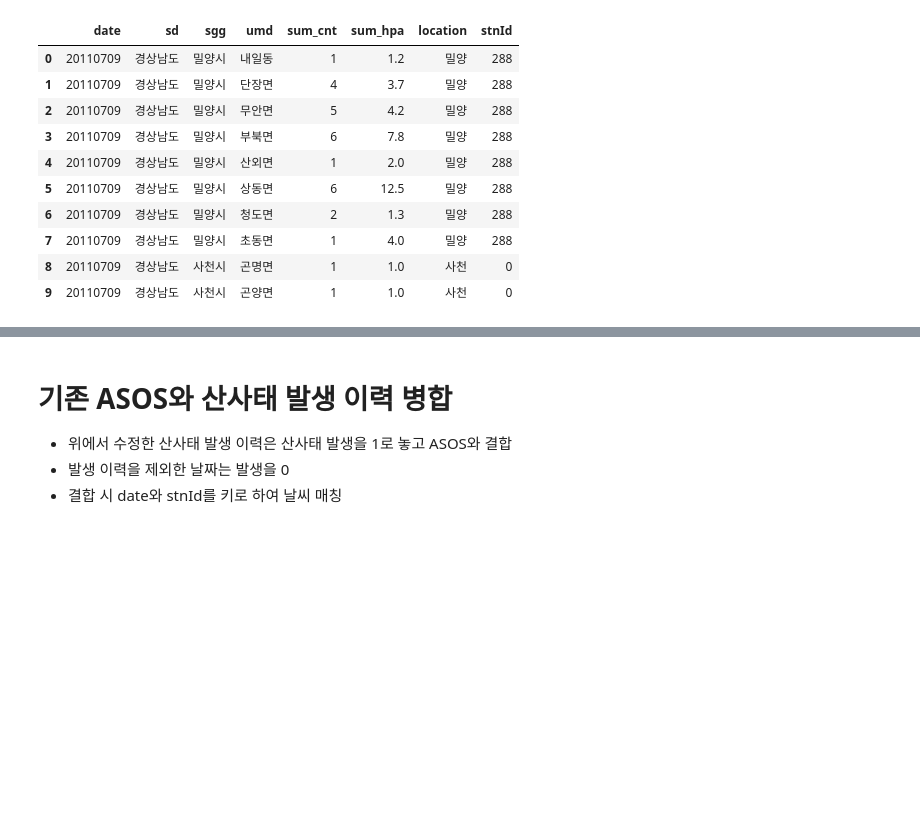
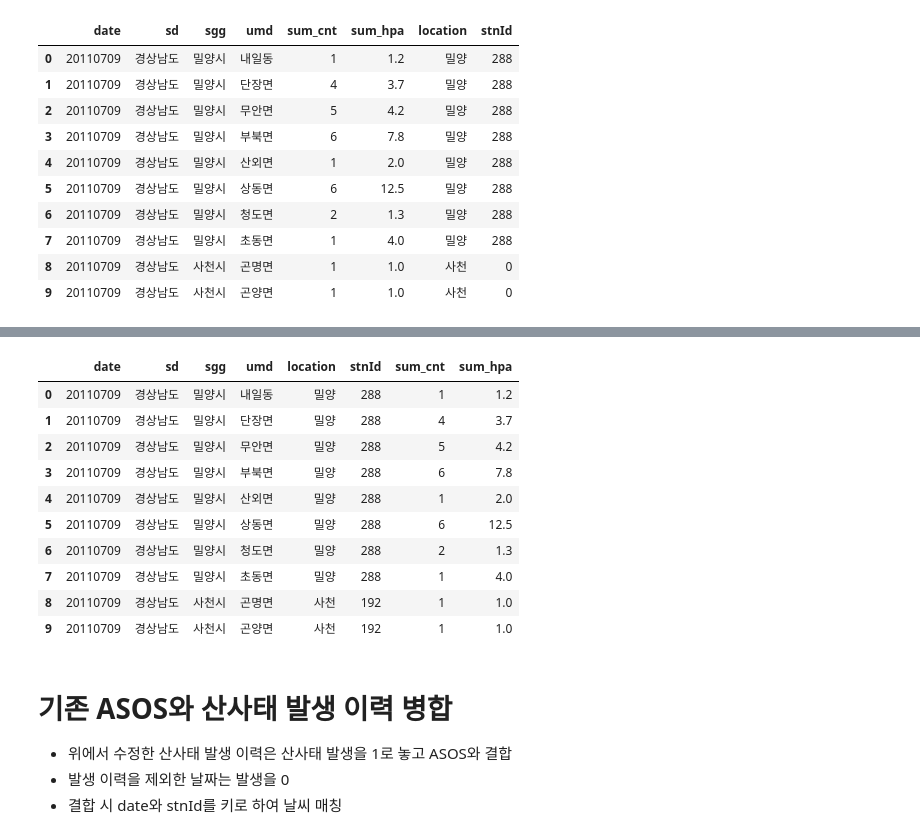
Before and after one commit to wonkwonlee/landslide-prediction-modeling, a Jupyter notebook: ASOS_data_preprocessing.ipynb, the cells around one changed output, grey strips where cells are left out. Cells and saved outputs as stored; diff of their text form; code cells hidden in the pictures; blank space fills up the shorter version.

```diff
--- a/ASOS_data_preprocessing.ipynb
+++ b/ASOS_data_preprocessing.ipynb
@@ -303,3 +299,17 @@ df_ld_filtered
+# %%
+df_ld.head(10)
+# %% [output]
+|  | date | sd | sgg | umd | location | stnId | sum_cnt | sum_hpa |
+| 0 | 20110709 | 경상남도 | 밀양시 | 내일동 | 밀양 | 288 | 1 | 1.2 |
+| 1 | 20110709 | 경상남도 | 밀양시 | 단장면 | 밀양 | 288 | 4 | 3.7 |
+| 2 | 20110709 | 경상남도 | 밀양시 | 무안면 | 밀양 | 288 | 5 | 4.2 |
+| 3 | 20110709 | 경상남도 | 밀양시 | 부북면 | 밀양 | 288 | 6 | 7.8 |
+| 4 | 20110709 | 경상남도 | 밀양시 | 산외면 | 밀양 | 288 | 1 | 2.0 |
+| 5 | 20110709 | 경상남도 | 밀양시 | 상동면 | 밀양 | 288 | 6 | 12.5 |
+| 6 | 20110709 | 경상남도 | 밀양시 | 청도면 | 밀양 | 288 | 2 | 1.3 |
+| 7 | 20110709 | 경상남도 | 밀양시 | 초동면 | 밀양 | 288 | 1 | 4.0 |
+| 8 | 20110709 | 경상남도 | 사천시 | 곤명면 | 사천 | 192 | 1 | 1.0 |
+| 9 | 20110709 | 경상남도 | 사천시 | 곤양면 | 사천 | 192 | 1 | 1.0 |
 # %%
 # 데이터를 보기 좋게 꾸며서 csv로 저장 (컬럼 순서 변경)
 
```
Also changed, not shown: parts of 5 cells of this notebook.
